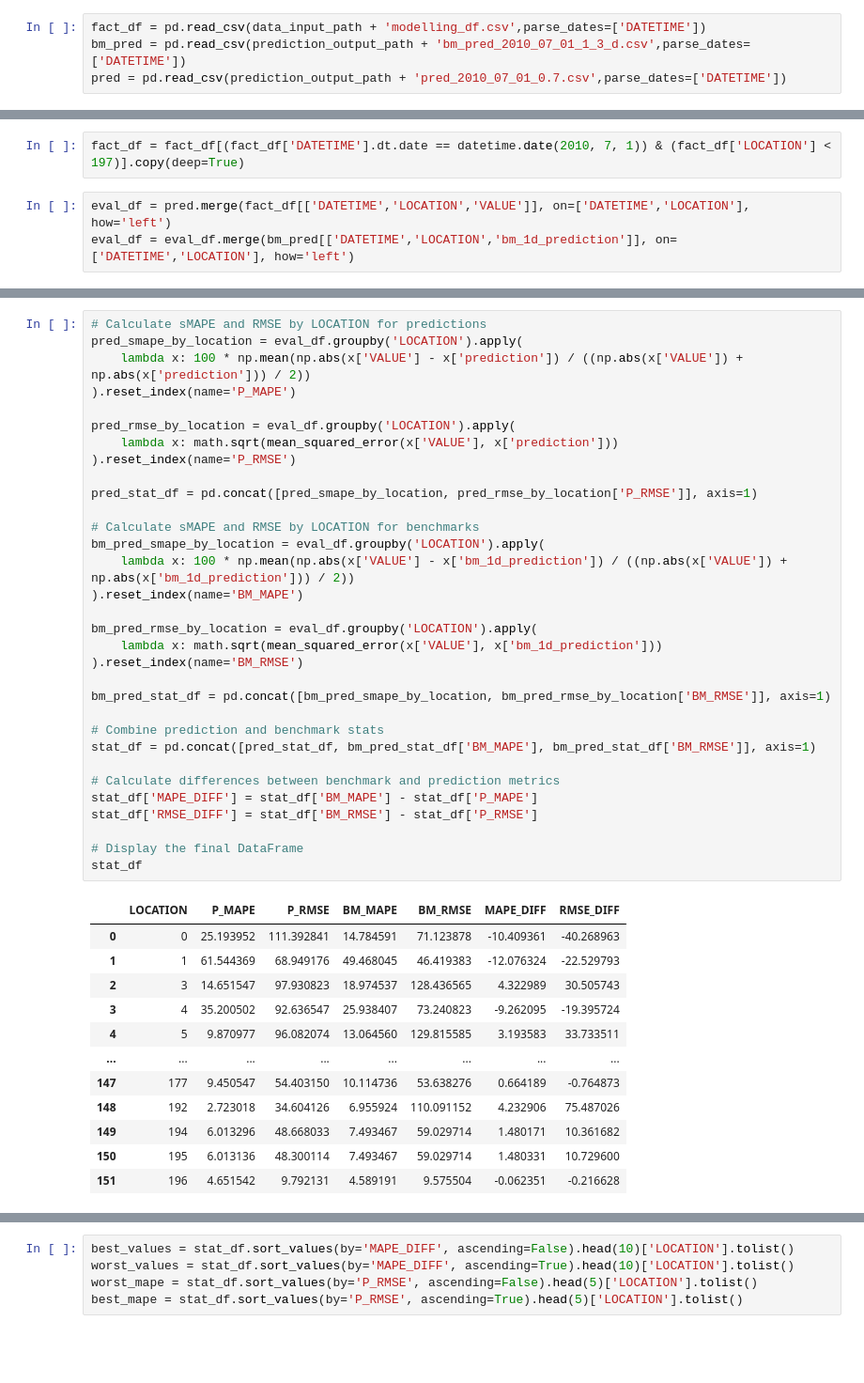
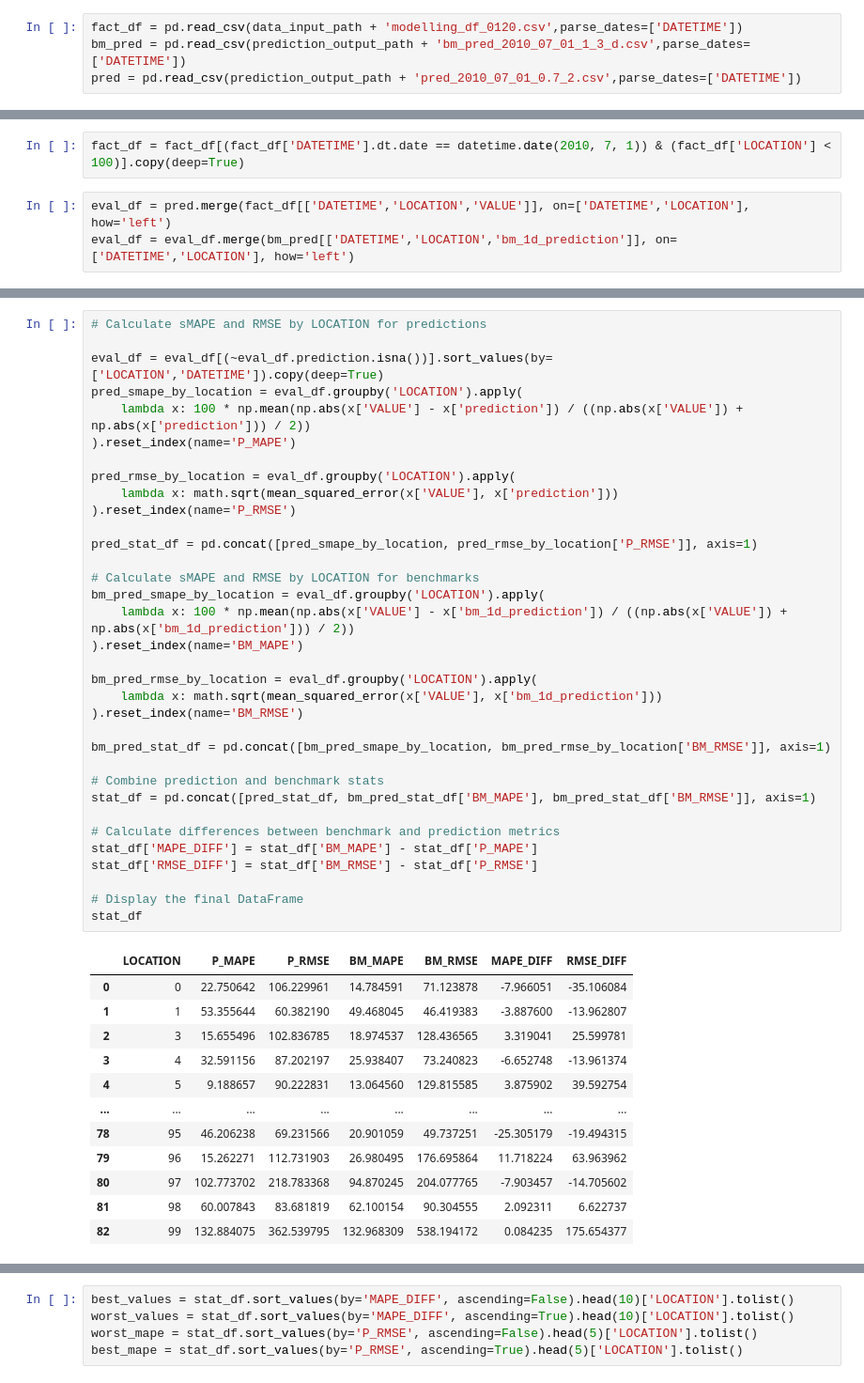
Before and after one commit to szejozsef00/DSLAB1, a Jupyter notebook: code/Forecasting/04 - Evaluation.ipynb, the cells around one changed output, grey strips where cells are left out. Shown: that part at 94% size. Drawn from its saved outputs; the diff is of its cells as text; blank space fills up the shorter version.

```diff
--- a/code/Forecasting/04 - Evaluation.ipynb
+++ b/code/Forecasting/04 - Evaluation.ipynb
@@ -19,13 +20,13 @@ import pickle
 data_input_path = '/Users/szejozsef00/Desktop/MSC/MSC 2. félév/DS Lab I/DSLAB1/data/processed/'
 prediction_output_path = '/Users/szejozsef00/Desktop/MSC/MSC 2. félév/DS Lab I/DSLAB1/data/predictions/'
 # %%
-fact_df = pd.read_csv(data_input_path + 'modelling_df.csv',parse_dates=['DATETIME'])
+fact_df = pd.read_csv(data_input_path + 'modelling_df_0120.csv',parse_dates=['DATETIME'])
 bm_pred = pd.read_csv(prediction_output_path + 'bm_pred_2010_07_01_1_3_d.csv',parse_dates=['DATETIME'])
-pred = pd.read_csv(prediction_output_path + 'pred_2010_07_01_0.7.csv',parse_dates=['DATETIME'])
+pred = pd.read_csv(prediction_output_path + 'pred_2010_07_01_0.7_2.csv',parse_dates=['DATETIME'])
 # %% [markdown]
 ### Merge the data
 # %%
-fact_df = fact_df[(fact_df['DATETIME'].dt.date == datetime.date(2010, 7, 1)) & (fact_df['LOCATION'] < 197)].copy(deep=True)
+fact_df = fact_df[(fact_df['DATETIME'].dt.date == datetime.date(2010, 7, 1)) & (fact_df['LOCATION'] < 100)].copy(deep=True)
 # %%
 eval_df = pred.merge(fact_df[['DATETIME','LOCATION','VALUE']], on=['DATETIME','LOCATION'], how='left')
 eval_df = eval_df.merge(bm_pred[['DATETIME','LOCATION','bm_1d_prediction']], on=['DATETIME','LOCATION'], how='left')
@@ -56,45 +118,47 @@ eval_df.head()
 # %%
 # Calculate sMAPE and RMSE by LOCATION for predictions
+
+eval_df = eval_df[(~eval_df.prediction.isna())].sort_values(by=['LOCATION','DATETIME']).copy(deep=True)
 pred_smape_by_location = eval_df.groupby('LOCATION').apply(
     lambda x: 100 * np.mean(np.abs(x['VALUE'] - x['prediction']) / ((np.abs(x['VALUE']) + np.abs(x['prediction'])) / 2))
 ).reset_index(name='P_MAPE')
 
 pred_rmse_by_location = eval_df.groupby('LOCATION').apply(
     lambda x: math.sqrt(mean_squared_error(x['VALUE'], x['prediction']))
 ).reset_index(name='P_RMSE')
 
 pred_stat_df = pd.concat([pred_smape_by_location, pred_rmse_by_location['P_RMSE']], axis=1)
 
 # Calculate sMAPE and RMSE by LOCATION for benchmarks
 bm_pred_smape_by_location = eval_df.groupby('LOCATION').apply(
     lambda x: 100 * np.mean(np.abs(x['VALUE'] - x['bm_1d_prediction']) / ((np.abs(x['VALUE']) + np.abs(x['bm_1d_prediction'])) / 2))
 ).reset_index(name='BM_MAPE')
 
 bm_pred_rmse_by_location = eval_df.groupby('LOCATION').apply(
     lambda x: math.sqrt(mean_squared_error(x['VALUE'], x['bm_1d_prediction']))
 ).reset_index(name='BM_RMSE')
 
 bm_pred_stat_df = pd.concat([bm_pred_smape_by_location, bm_pred_rmse_by_location['BM_RMSE']], axis=1)
 
 # Combine prediction and benchmark stats
 stat_df = pd.concat([pred_stat_df, bm_pred_stat_df['BM_MAPE'], bm_pred_stat_df['BM_RMSE']], axis=1)
 
 # Calculate differences between benchmark and prediction metrics
 stat_df['MAPE_DIFF'] = stat_df['BM_MAPE'] - stat_df['P_MAPE']
 stat_df['RMSE_DIFF'] = stat_df['BM_RMSE'] - stat_df['P_RMSE']
 
 # Display the final DataFrame
 stat_df
 # %% [output]
 |  | LOCATION | P_MAPE | P_RMSE | BM_MAPE | BM_RMSE | MAPE_DIFF | RMSE_DIFF |
-| 0 | 0 | 25.193952 | 111.392841 | 14.784591 | 71.123878 | -10.409361 | -40.268963 |
-| 1 | 1 | 61.544369 | 68.949176 | 49.468045 | 46.419383 | -12.076324 | -22.529793 |
-| 2 | 3 | 14.651547 | 97.930823 | 18.974537 | 128.436565 | 4.322989 | 30.505743 |
-| 3 | 4 | 35.200502 | 92.636547 | 25.938407 | 73.240823 | -9.262095 | -19.395724 |
-| 4 | 5 | 9.870977 | 96.082074 | 13.064560 | 129.815585 | 3.193583 | 33.733511 |
+| 0 | 0 | 22.750642 | 106.229961 | 14.784591 | 71.123878 | -7.966051 | -35.106084 |
+| 1 | 1 | 53.355644 | 60.382190 | 49.468045 | 46.419383 | -3.887600 | -13.962807 |
+| 2 | 3 | 15.655496 | 102.836785 | 18.974537 | 128.436565 | 3.319041 | 25.599781 |
+| 3 | 4 | 32.591156 | 87.202197 | 25.938407 | 73.240823 | -6.652748 | -13.961374 |
+| 4 | 5 | 9.188657 | 90.222831 | 13.064560 | 129.815585 | 3.875902 | 39.592754 |
 | ... | ... | ... | ... | ... | ... | ... | ... |
-| 147 | 177 | 9.450547 | 54.403150 | 10.114736 | 53.638276 | 0.664189 | -0.764873 |
-| 148 | 192 | 2.723018 | 34.604126 | 6.955924 | 110.091152 | 4.232906 | 75.487026 |
-| 149 | 194 | 6.013296 | 48.668033 | 7.493467 | 59.029714 | 1.480171 | 10.361682 |
-| 150 | 195 | 6.013136 | 48.300114 | 7.493467 | 59.029714 | 1.480331 | 10.729600 |
-| 151 | 196 | 4.651542 | 9.792131 | 4.589191 | 9.575504 | -0.062351 | -0.216628 |
+| 78 | 95 | 46.206238 | 69.231566 | 20.901059 | 49.737251 | -25.305179 | -19.494315 |
+| 79 | 96 | 15.262271 | 112.731903 | 26.980495 | 176.695864 | 11.718224 | 63.963962 |
+| 80 | 97 | 102.773702 | 218.783368 | 94.870245 | 204.077765 | -7.903457 | -14.705602 |
+| 81 | 98 | 60.007843 | 83.681819 | 62.100154 | 90.304555 | 2.092311 | 6.622737 |
+| 82 | 99 | 132.884075 | 362.539795 | 132.968309 | 538.194172 | 0.084235 | 175.654377 |
```
Also changed, not shown: parts of 6 cells of this notebook, 2 other files.
